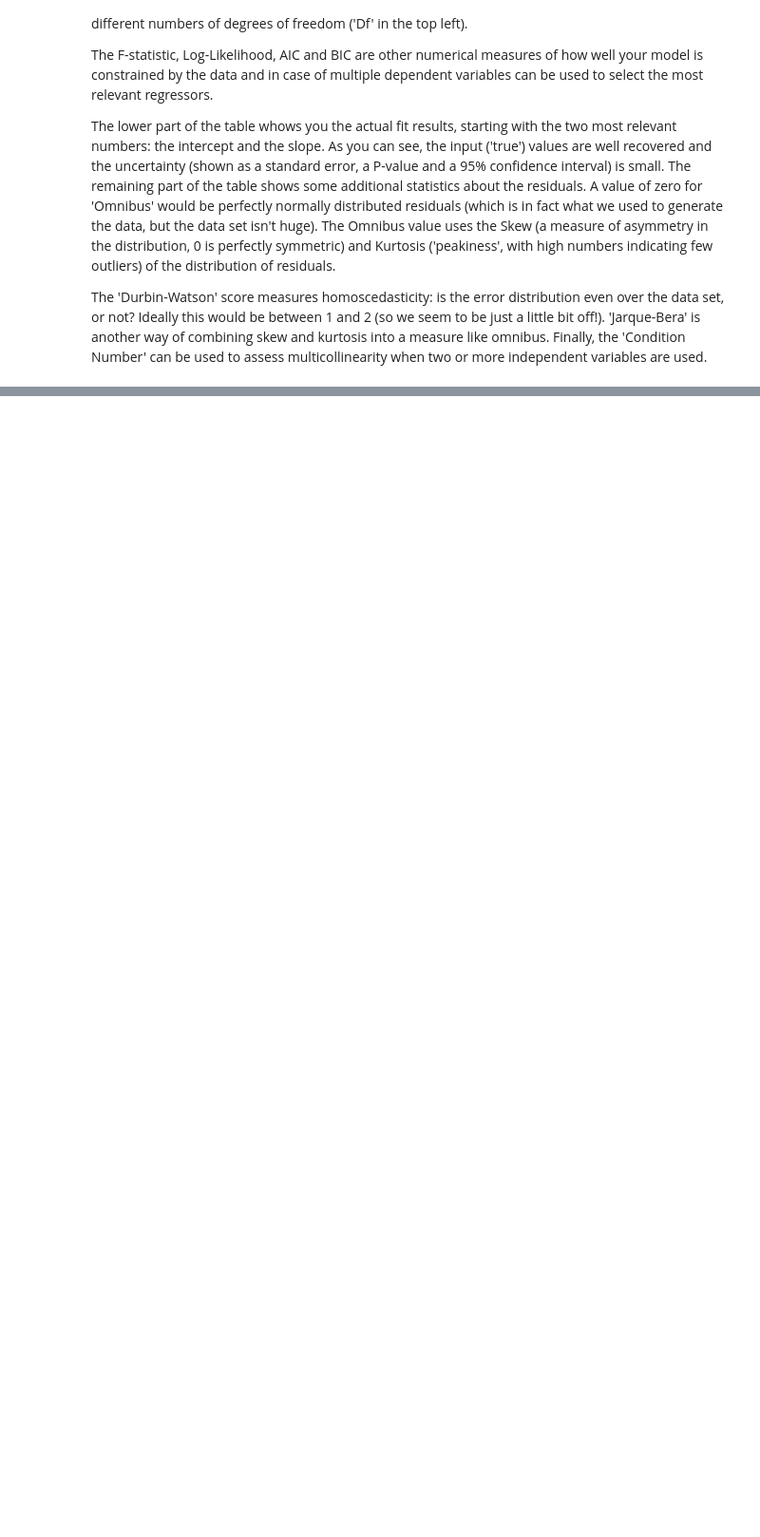
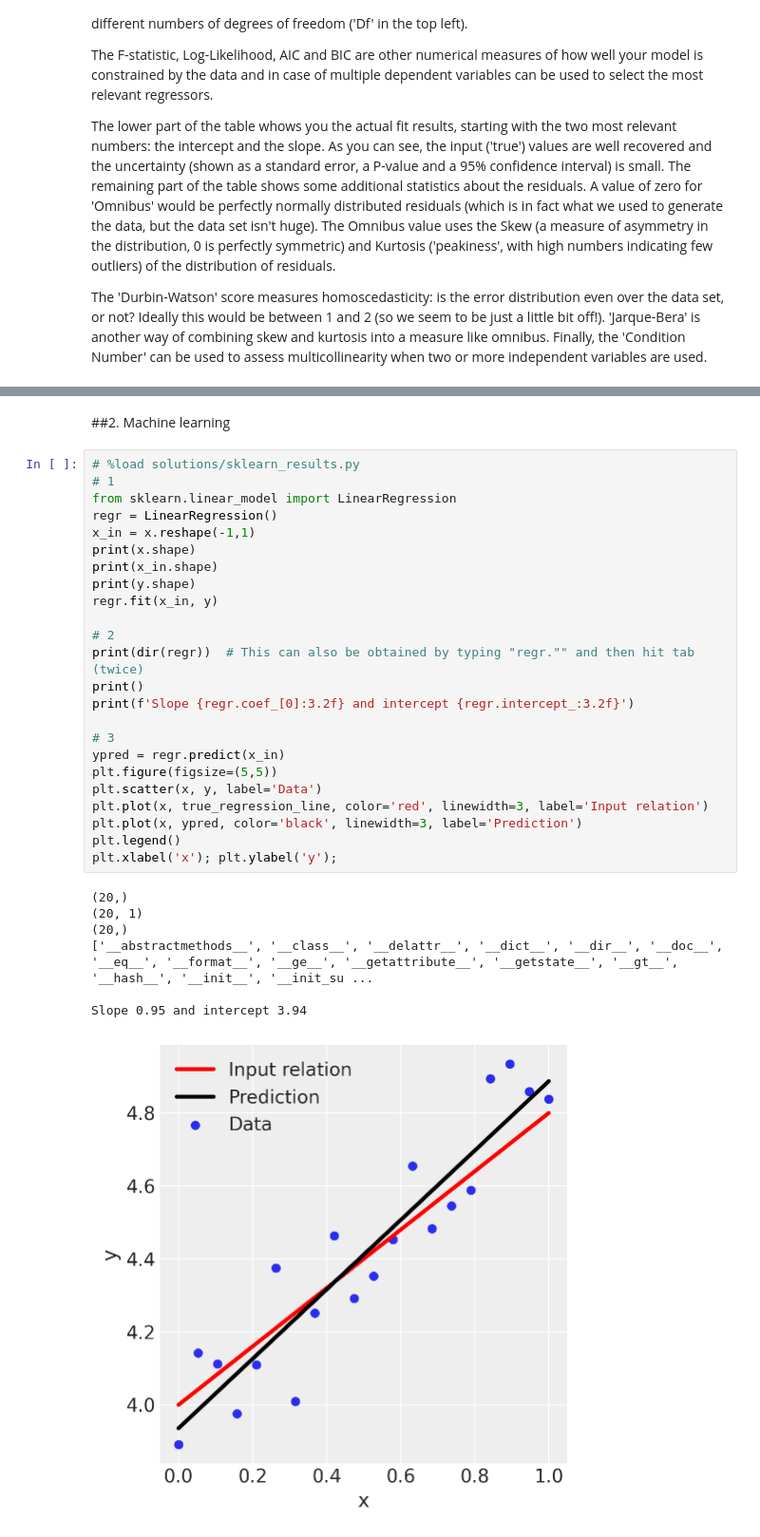
Before and after one commit to NBK-code/Demonstrations, a Jupyter notebook: Linear_Reg_Stats_ML_Bayes_ways.ipynb, the cells around one changed output, grey strips where cells are left out. Shown at 95% size. Cells and saved outputs as stored; diff of their text form; blank space fills up the shorter version.

```diff
--- a/Linear_Reg_Stats_ML_Bayes_ways.ipynb
+++ b/Linear_Reg_Stats_ML_Bayes_ways.ipynb
@@ -165,0 +166,34 @@ plt.plot(x, true_regression_line, color='red', linewidth=3);
+# %% [markdown]
+##2. Machine learning
+# %%
+# %load solutions/sklearn_results.py
+# 1
+from sklearn.linear_model import LinearRegression
+regr = LinearRegression()
+x_in = x.reshape(-1,1)
+print(x.shape)
+print(x_in.shape)
+print(y.shape)
+regr.fit(x_in, y)
+
+# 2
+print(dir(regr))  # This can also be obtained by typing "regr."" and then hit tab (twice)
+print()
+print(f'Slope {regr.coef_[0]:3.2f} and intercept {regr.intercept_:3.2f}')
+
+# 3
+ypred = regr.predict(x_in)
+plt.figure(figsize=(5,5))
+plt.scatter(x, y, label='Data')
+plt.plot(x, true_regression_line, color='red', linewidth=3, label='Input relation')
+plt.plot(x, ypred, color='black', linewidth=3, label='Prediction')
+plt.legend()
+plt.xlabel('x'); plt.ylabel('y');
+# %% [output]
+(20,)
+(20, 1)
+(20,)
+['__abstractmethods__', '__class__', '__delattr__', '__dict__', '__dir__', '__doc__', '__eq__', '__format__', '__ge__', '__getattribute__', '__getstate__', '__gt__', '__hash__', '__init__', '__init_su ...
+
+Slope 0.95 and intercept 3.94
+[figure, added]
```
Also changed, not shown: parts of 10 cells of this notebook.
